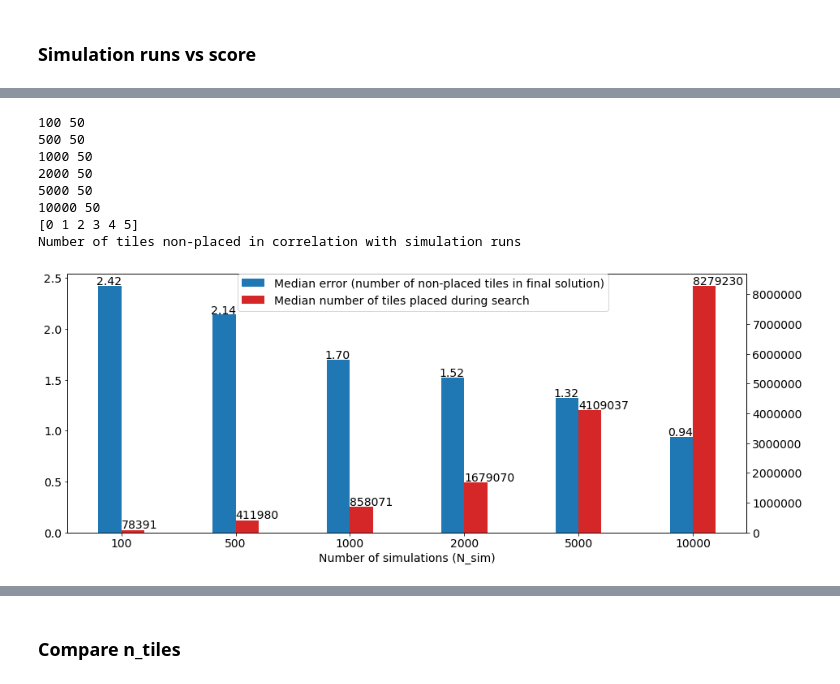
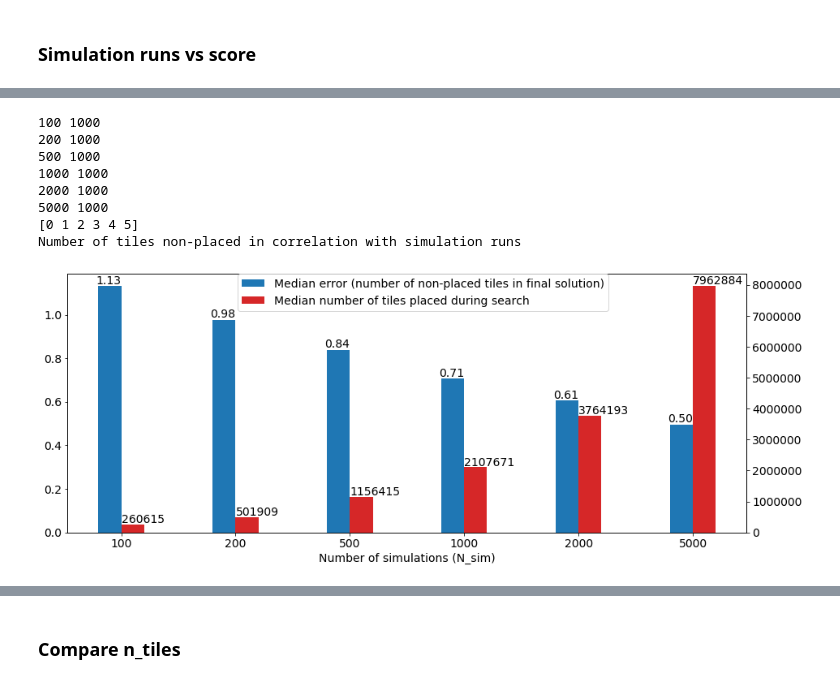
Before and after one commit to igorpejic/visapi, a Jupyter notebook: analsysis.ipynb, the cells around one changed output, grey strips where cells are left out. Saved outputs shown, nothing was run; the diff lists cells and outputs as text; code cells hidden in the pictures.

```diff
--- a/analsysis.ipynb
+++ b/analsysis.ipynb
@@ -40,3 +44,28 @@ def calc_p_value(results, max_depth_instances, avg_depth_instances):
 
     m = descriptivestats.sign_test(values)
     print(f'p value: {m[1]}')
+# %%
+'''
+gets problem_id's of problems which were solved by all variations
+'''
+def get_best_problem_ids(N=1000, guillotine=True):
+    ret = []
+    common_args = {'improved_sel': True, 'score__isnull': False}
+    problem_ids = set()
+    for r in Result.objects.filter(n_simulations=5000, **common_args):
+        if guillotine:
+            common_args['problem_generator'] = 'guillotine'
+            count = len(set(Result.objects.filter(problem_id=r.problem_id, **common_args).values_list('strategy', 'n_simulations')))
+            problem_ids.add((r.problem_id, count))
+        else:
+            common_args['problem_generator'] = 'florian'
+            count = len(set(Result.objects.filter(their_id=r.their_id, **common_args).values_list('strategy', 'n_simulations')))
+            problem_ids.add((r.their_id, count))
+
+    problem_ids = sorted(problem_ids, key=lambda x: x[1])
+    N_COMBINATIONS = 12 # 100, 200, 500, 1k, 2k, 5k for avg and max depth
+    ret =  [x[0] for x in problem_ids if x[1] == N_COMBINATIONS]
+    return ret[:1000]
+# %%
+best_problem_ids = get_best_problem_ids()
+best_their_ids = get_best_problem_ids(guillotine=False)
@@ -162,13 +175,12 @@ Result.objects.filter(n_simulations=10000)
 # %%
 from collections import defaultdict, OrderedDict
 from matplotlib.ticker import FuncFormatter, MaxNLocator
-SIMULATION_RUNS = [100, 500, 1000, 2000, 5000, 10000]
+SIMULATION_RUNS = N_SIM
 def format_fn(tick_val, tick_pos):
     if int(tick_val) in range(0, len(SIMULATION_RUNS)):
         return SIMULATION_RUNS[int(tick_val)]
     else:
         return ''
-problem_ids = Result.objects.filter(n_simulations=10000, score__isnull=False, problem_generator='guillotine').values_list('problem_id')[:68] #sniping ids to get 50 instances
 x_vals = defaultdict(list)
 results = OrderedDict()
 
@@ -176,8 +188,8 @@ plt.rcParams["figure.figsize"] = (15,3)
 
 for n_simulations in SIMULATION_RUNS:
     common_args = {
-        'problem_id__in': problem_ids, 'strategy': 'max_depth', 'n_simulations': n_simulations,
-        'score__isnull': False
+        'problem_id__in': best_problem_ids, 'strategy': 'max_depth', 'n_simulations': n_simulations,
+        'improved_sel': True, 'score__isnull': False
     }
     avg_score = np.average(np.array(Result.objects.filter(
         **common_args).order_by('their_id').values_list('score', flat=True)))
@@ -206,40 +218,40 @@ for i, score_type in enumerate(['median score', 'median tiles placed']):
         width_offset = -width_offset
         label = 'Median number of tiles placed during search'
     current_ax.bar(x - width_offset, sc, width=width,
             label=label, color=color)
     current_ax.xaxis.set_major_formatter(FuncFormatter(format_fn))
     current_ax.xaxis.set_major_locator(MaxNLocator(integer=True))
 
     for i, v in enumerate(sc):
         offset = width_offset
         text = '{:.2f}'.format(v)
         _offset = 0.12
         _offset_top = 0.01
         if v >  10:
             text = '{:.0f}'.format(v)
             _offset = 0.10
             _offset_top = 50000.35
         current_ax.text(x[i] - offset - _offset, v + _offset_top, text)
 
 plt.rcParams["font.size"] = 14
 # plt.yticks(ticks=np.arange(0, 4))
 ax1.set_xlabel('Number of simulations (N_sim)')
 # ax1.set_ylabel('Median error (number of non-placed tiles in final solution)')
 # ax2.set_ylabel('Median number of tiles placed during search')
 fig.legend(loc='upper center')
 fig.subplots_adjust(top=1.6)
 print('Number of tiles non-placed in correlation with simulation runs')
 plt.show()
 # %% [output]
-100 50
-500 50
-1000 50
-2000 50
-5000 50
-10000 50
+100 1000
+200 1000
+500 1000
+1000 1000
+2000 1000
+5000 1000
 [0 1 2 3 4 5]
 Number of tiles non-placed in correlation with simulation runs
-[figure, old version]
+[figure, new version]
 # %%
 Result.objects.filter(n_simulations=2000).values('score', 'problem_id')
 
```
Also changed, not shown: parts of 16 cells of this notebook.
